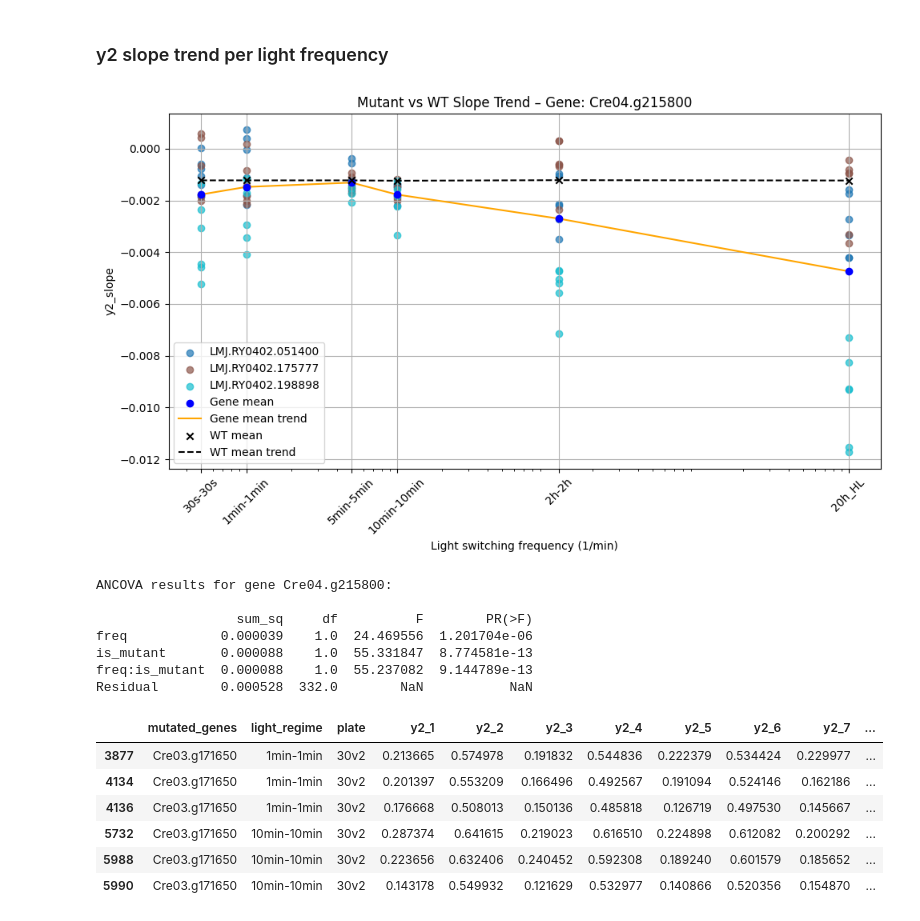
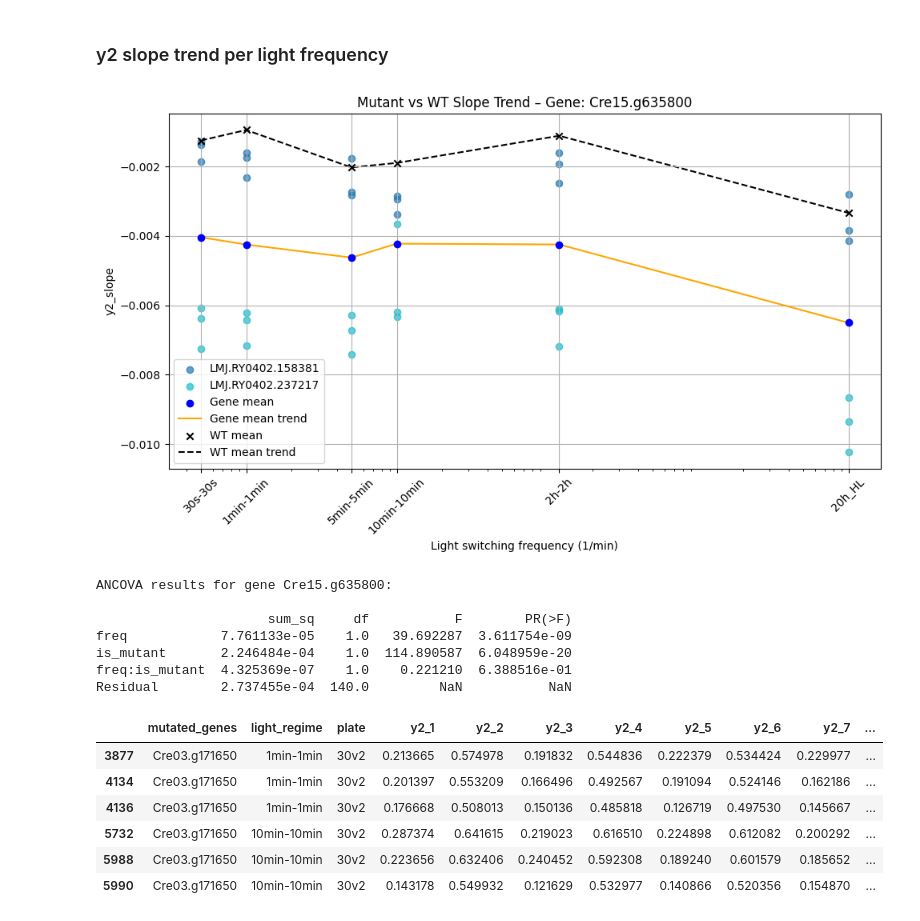
Before and after one commit to Imane-Mkt/Chlamy, a Jupyter notebook: Chlamy_Project_v2-main/Notebooks_Imane/New_analysis.ipynb, the cells around one changed output. Cells and saved outputs as stored; diff of their text form; code cells hidden in the pictures.

```diff
--- a/Chlamy_Project_v2-main/Notebooks_Imane/New_analysis.ipynb
+++ b/Chlamy_Project_v2-main/Notebooks_Imane/New_analysis.ipynb
@@ -270,7 +270,7 @@ import matplotlib.cm as cm
 import matplotlib.colors as mcolors
 
 # Load data
-data = pd.read_csv('/home/imokhtatif/.vscode-server/Chlamy_Project_v2-main/Data/2025_5_phase2_light_status_slope_COMBATT_randeff_slope_cluster_y2_p_valzscore.csv')
+data = pd.read_csv('/home/imokhtatif/.vscode-server/Chlamy_Project_v2-main/Data/Bayesian_latest_phase2(5.18).csv')
 
 # Light regime order and frequency mapping
 # regime_order = ['20h_HL', '20h_ML', '2h-2h', '10min-10min', '5min-5min', '1min-1min', '30s-30s']
@@ -287,7 +287,7 @@ regime_to_freq = {
 }
 regime_order = list(regime_to_freq.keys())
 
-for gene in ['Cre04.g215800']:
+for gene in ['Cre15.g635800']:
     # if gene not in data['mutated_genes'].unique():
     #     print(f'{gene} not present in dataset')
     #     continue
@@ -360,41 +360,41 @@ for gene in ['Cre04.g215800']:
     plt.xticks(
         ticks=[regime_to_freq[r] for r in regime_order],
         labels=regime_order,
         rotation=45
     )
     plt.xlabel("Light switching frequency (1/min)")
 
     plt.ylabel("y2_slope")
     plt.title(f"Mutant vs WT Slope Trend – Gene: {gene}")
     plt.grid(True)
     plt.legend()
     plt.tight_layout()
     plt.show()
 
 import statsmodels.api as sm
 from statsmodels.formula.api import ols
 
 # Combine WT and mutant data
 gene_data['is_mutant'] = 1
 wt_data['is_mutant'] = 0
 
 combined_data = pd.concat([gene_data, wt_data], ignore_index=True)
 
 # Fit the ANCOVA model
 model = ols('y2_slope ~ freq * is_mutant', data=combined_data).fit()
 anova_table = sm.stats.anova_lm(model, typ=2)
 
 print(f"\nANCOVA results for gene {gene}:\n")
 print(anova_table)
 # %% [output]
-[figure, old version]
+[figure, new version]
-ANCOVA results for gene Cre04.g215800:
+ANCOVA results for gene Cre15.g635800:
 
-                  sum_sq     df          F        PR(>F)
-freq            0.000039    1.0  24.469556  1.201704e-06
-is_mutant       0.000088    1.0  55.331847  8.774581e-13
-freq:is_mutant  0.000088    1.0  55.237082  9.144789e-13
-Residual        0.000528  332.0        NaN           NaN
+                      sum_sq     df           F        PR(>F)
+freq            7.761133e-05    1.0   39.692287  3.611754e-09
+is_mutant       2.246484e-04    1.0  114.890587  6.048959e-20
+freq:is_mutant  4.325369e-07    1.0    0.221210  6.388516e-01
+Residual        2.737455e-04  140.0         NaN           NaN
 # %%
 import pandas as pd
 
```
Also changed, not shown: parts of 3 cells of this notebook.
